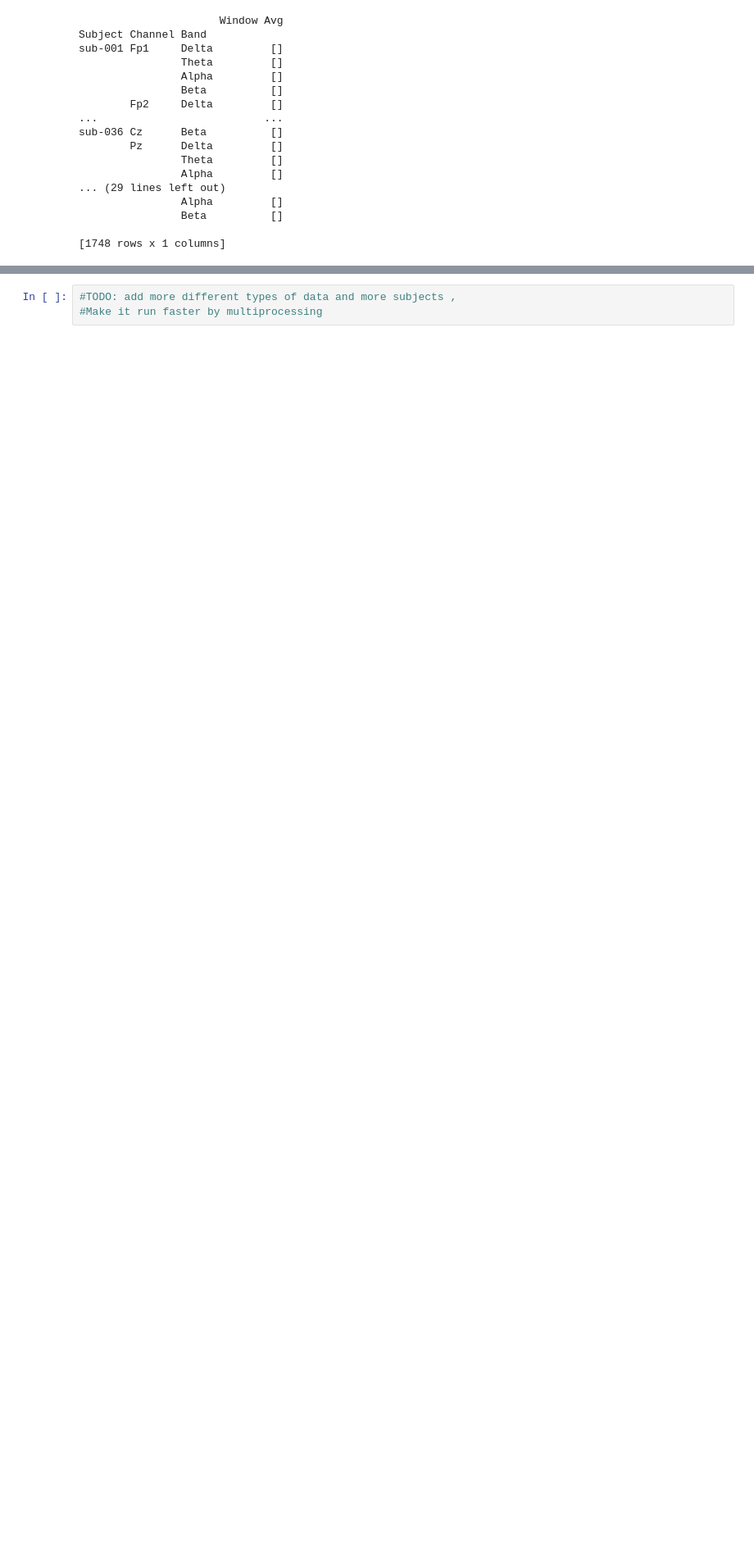
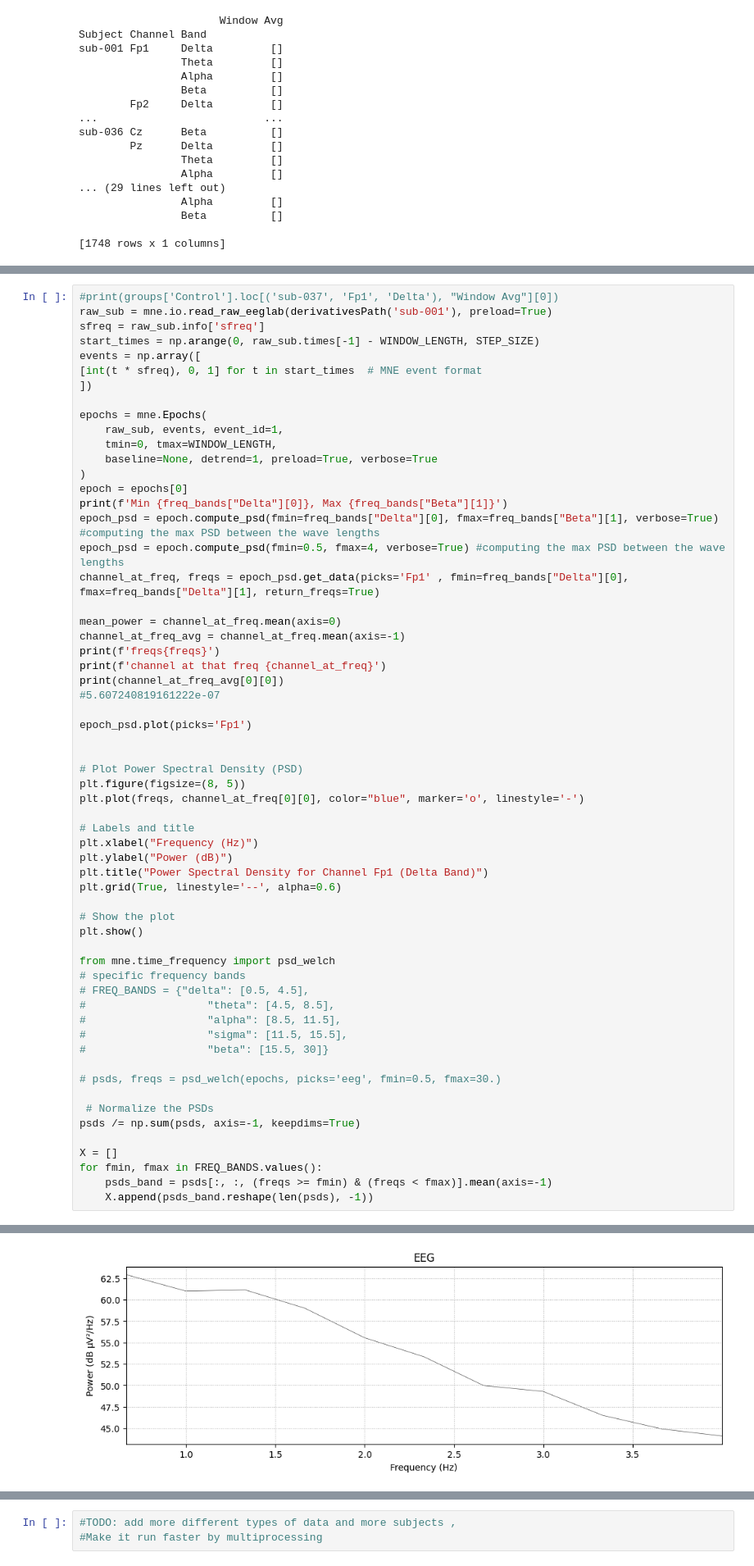
Before and after one commit to ans9868/neuroInfo, a Jupyter notebook: Baseline1.3.ipynb, the cells around one changed output, grey strips where cells are left out. Shown at 82% size. Saved outputs shown, nothing was run; the diff lists cells and outputs as text; blank space fills up the shorter version.

Commit message:
found error, fixing way that we calcualte band power

```diff
--- a/Baseline1.3.ipynb
+++ b/Baseline1.3.ipynb
@@ -124,0 +128,61 @@ sub-036 Cz      Beta          []
+# %%
+#print(groups['Control'].loc[('sub-037', 'Fp1', 'Delta'), "Window Avg"][0])
+raw_sub = mne.io.read_raw_eeglab(derivativesPath('sub-001'), preload=True)
+sfreq = raw_sub.info['sfreq']
+start_times = np.arange(0, raw_sub.times[-1] - WINDOW_LENGTH, STEP_SIZE)
+events = np.array([
+[int(t * sfreq), 0, 1] for t in start_times  # MNE event format
+])
+
+epochs = mne.Epochs(
+    raw_sub, events, event_id=1,
+    tmin=0, tmax=WINDOW_LENGTH,
+    baseline=None, detrend=1, preload=True, verbose=True
+)
+epoch = epochs[0]
+print(f'Min {freq_bands["Delta"][0]}, Max {freq_bands["Beta"][1]}')
+epoch_psd = epoch.compute_psd(fmin=freq_bands["Delta"][0], fmax=freq_bands["Beta"][1], verbose=True) #computing the max PSD between the wave lengths
+epoch_psd = epoch.compute_psd(fmin=0.5, fmax=4, verbose=True) #computing the max PSD between the wave lengths
+channel_at_freq, freqs = epoch_psd.get_data(picks='Fp1' , fmin=freq_bands["Delta"][0], fmax=freq_bands["Delta"][1], return_freqs=True)
+
+mean_power = channel_at_freq.mean(axis=0)
+channel_at_freq_avg = channel_at_freq.mean(axis=-1)
+print(f'freqs{freqs}')
+print(f'channel at that freq {channel_at_freq}')
+print(channel_at_freq_avg[0][0])
+#5.607240819161222e-07
+
+epoch_psd.plot(picks='Fp1')
+
+
+# Plot Power Spectral Density (PSD)
+plt.figure(figsize=(8, 5))
+plt.plot(freqs, channel_at_freq[0][0], color="blue", marker='o', linestyle='-')
+
+# Labels and title
+plt.xlabel("Frequency (Hz)")
+plt.ylabel("Power (dB)")
+plt.title("Power Spectral Density for Channel Fp1 (Delta Band)")
+plt.grid(True, linestyle='--', alpha=0.6)
+
+# Show the plot
+plt.show()
+
+from mne.time_frequency import psd_welch
+# specific frequency bands
+# FREQ_BANDS = {"delta": [0.5, 4.5],
+#                   "theta": [4.5, 8.5],
+#                   "alpha": [8.5, 11.5],
+#                   "sigma": [11.5, 15.5],
+#                   "beta": [15.5, 30]}
+
+# psds, freqs = psd_welch(epochs, picks='eeg', fmin=0.5, fmax=30.)
+
+ # Normalize the PSDs
+psds /= np.sum(psds, axis=-1, keepdims=True)
+
+X = []
+for fmin, fmax in FREQ_BANDS.values():
+    psds_band = psds[:, :, (freqs >= fmin) & (freqs < fmax)].mean(axis=-1)
+    X.append(psds_band.reshape(len(psds), -1))
+# %% [output]
@@ -124,0 +206 @@ sub-036 Cz      Beta          []
+[figure, added]
```
Also changed, not shown: parts of 7 cells of this notebook, 2 other files.
